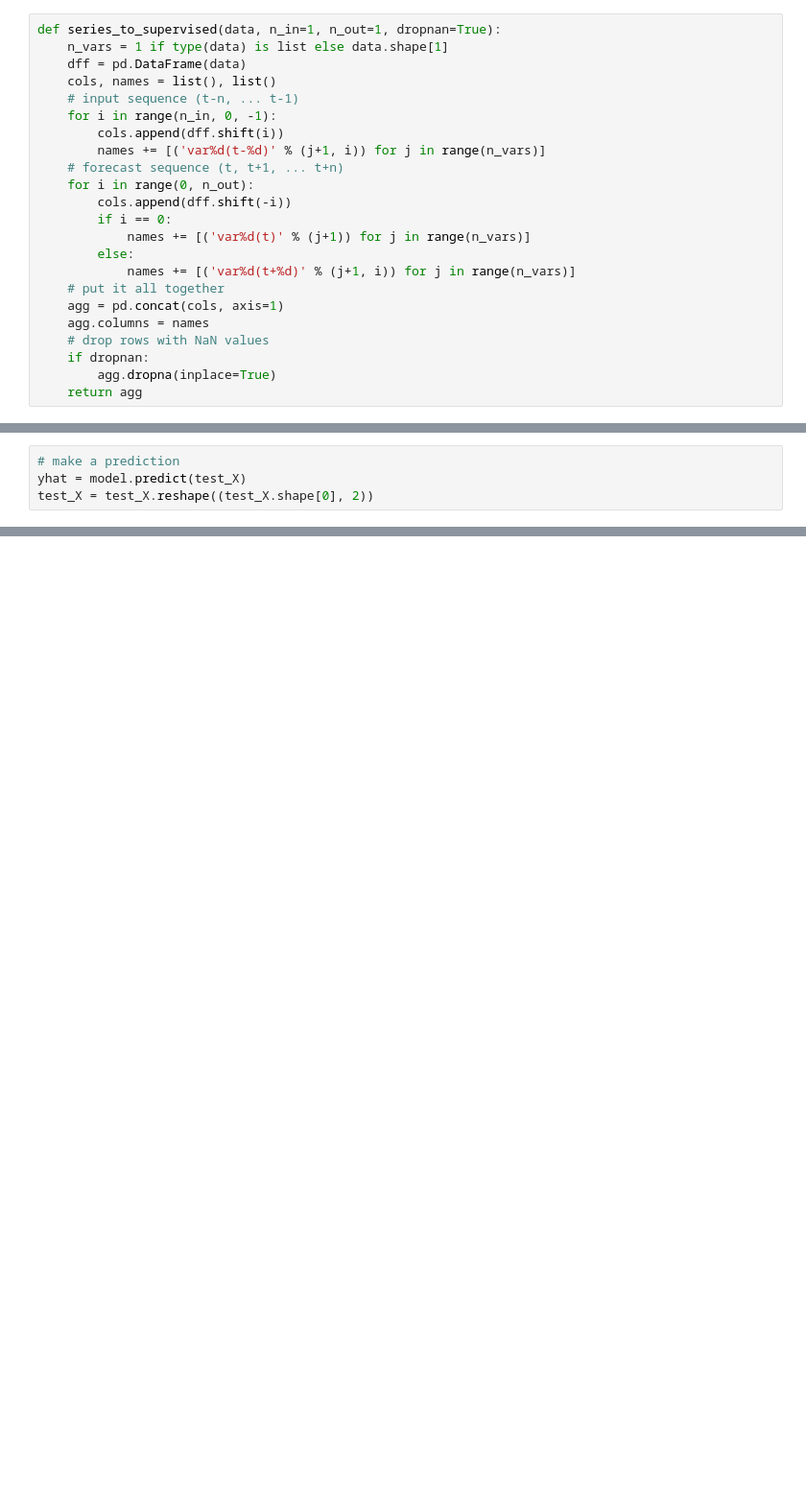
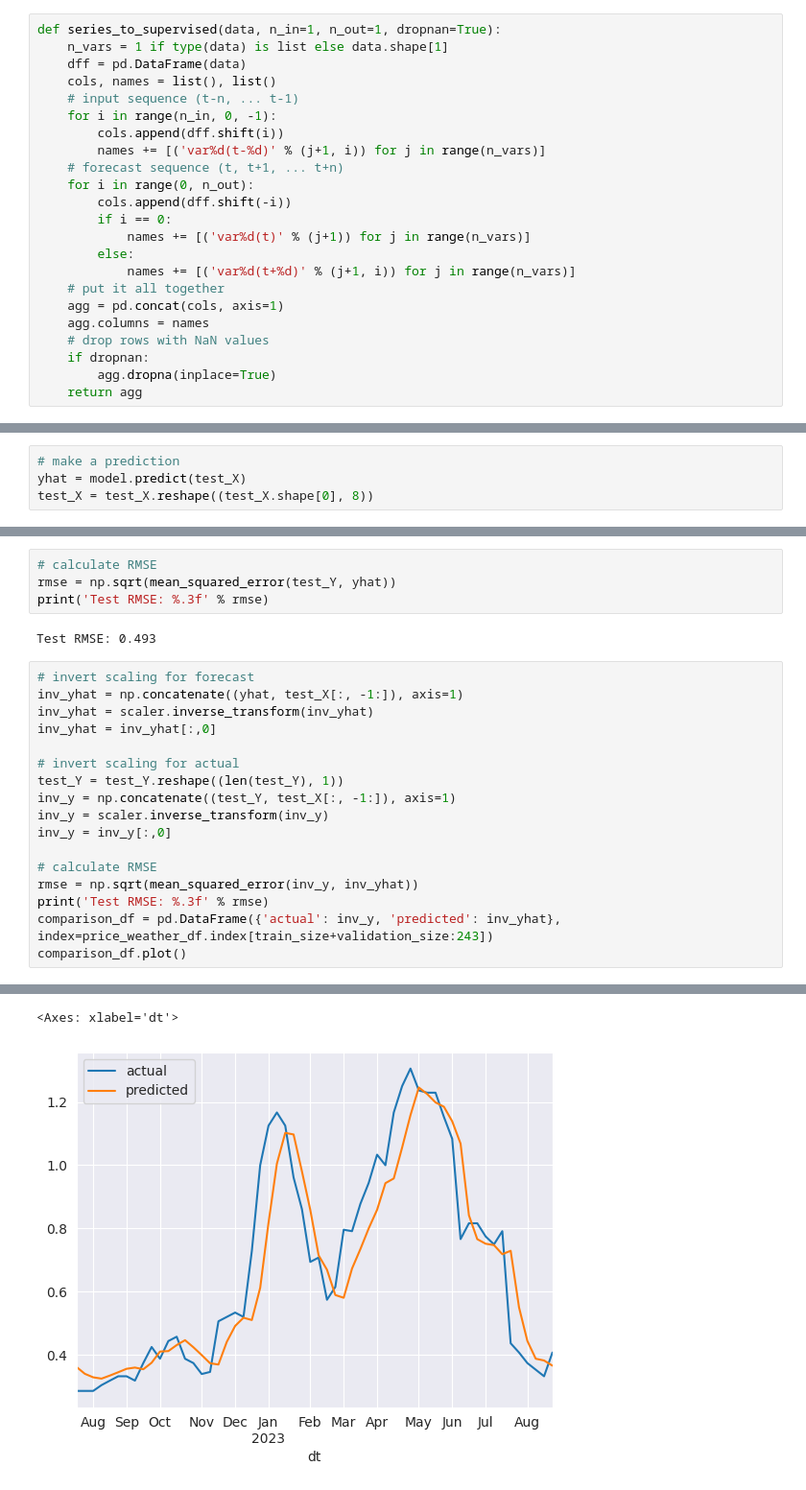
Before and after one commit to Patrick448/time-series-analysis, a Jupyter notebook: Notebooks/agriculture_price_prediction.ipynb, the cells around one changed output, grey strips where cells are left out. Shown at 96% size. Cells and saved outputs as stored; diff of their text form; blank space fills up the shorter version.

```diff
--- a/Notebooks/agriculture_price_prediction.ipynb
+++ b/Notebooks/agriculture_price_prediction.ipynb
@@ -280,4 +278,0 @@ Epoch 100/100
-# %%
-# make a prediction
-yhat = model.predict(test_X)
-test_X = test_X.reshape((test_X.shape[0], 2))
@@ -326,0 +279,4 @@ comparison_df.plot()
+# %%
+# make a prediction
+yhat = model.predict(test_X)
+test_X = test_X.reshape((test_X.shape[0], 8))
@@ -326,0 +285,24 @@ comparison_df.plot()
+# %%
+# calculate RMSE
+rmse = np.sqrt(mean_squared_error(test_Y, yhat))
+print('Test RMSE: %.3f' % rmse)
+# %% [output]
+Test RMSE: 0.493
+# %%
+# invert scaling for forecast
+inv_yhat = np.concatenate((yhat, test_X[:, -1:]), axis=1)
+inv_yhat = scaler.inverse_transform(inv_yhat)
+inv_yhat = inv_yhat[:,0]
+
+# invert scaling for actual
+test_Y = test_Y.reshape((len(test_Y), 1))
+inv_y = np.concatenate((test_Y, test_X[:, -1:]), axis=1)
+inv_y = scaler.inverse_transform(inv_y)
+inv_y = inv_y[:,0]
+
+# calculate RMSE
+rmse = np.sqrt(mean_squared_error(inv_y, inv_yhat))
+print('Test RMSE: %.3f' % rmse)
+comparison_df = pd.DataFrame({'actual': inv_y, 'predicted': inv_yhat}, index=price_weather_df.index[train_size+validation_size:243])
+comparison_df.plot()
+# %% [output]
@@ -326,0 +311,2 @@ comparison_df.plot()
+<Axes: xlabel='dt'>
+[figure, added]
```
Also changed, not shown: parts of 16 cells of this notebook, 6 other files.
